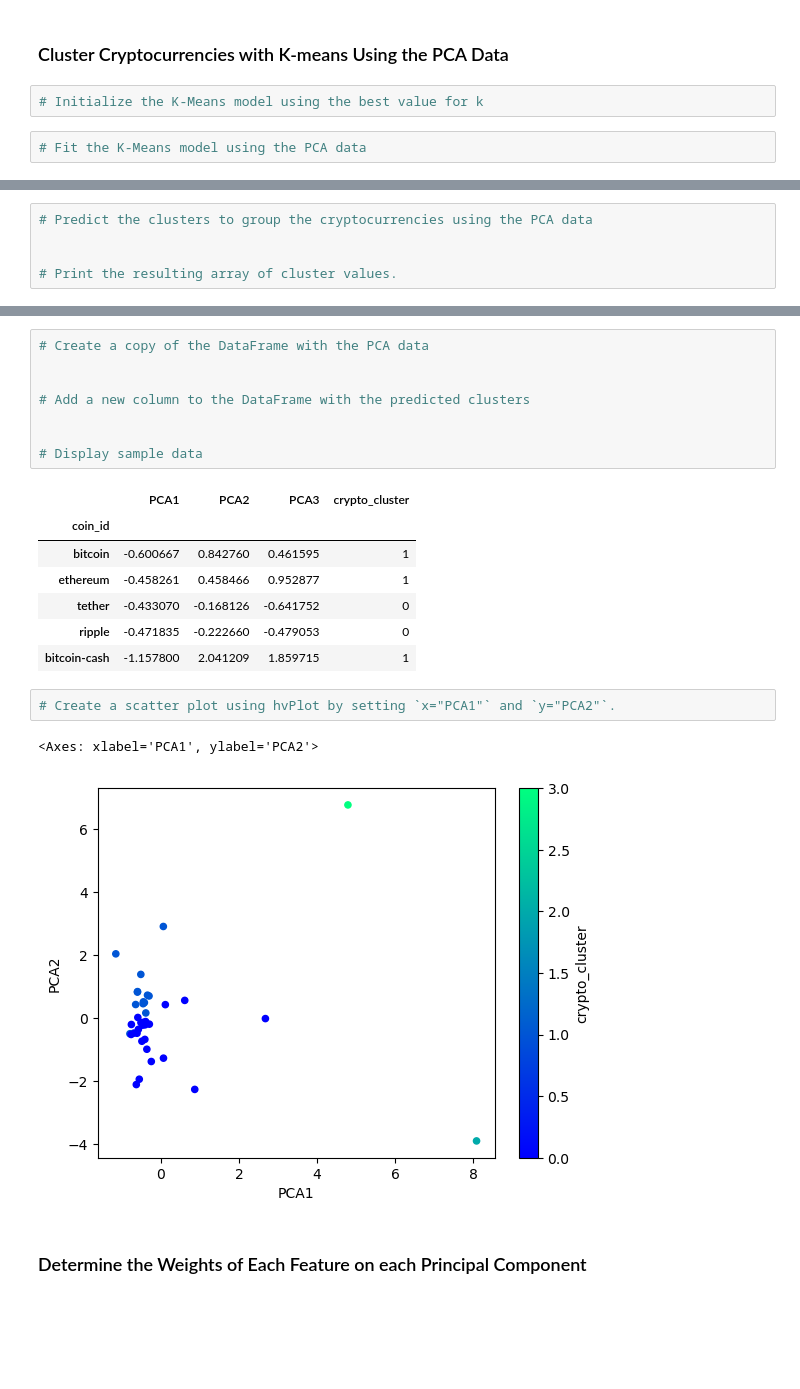
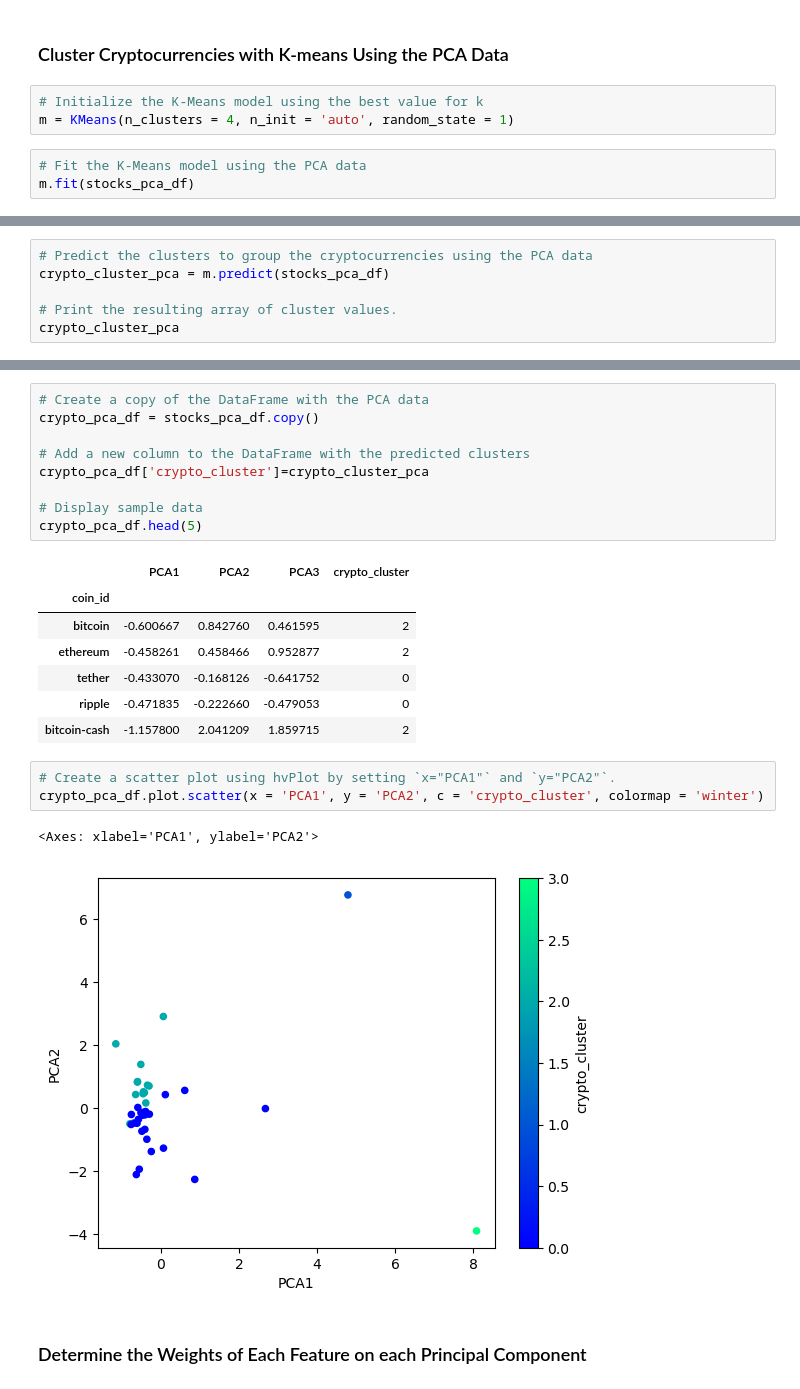
Before and after one commit to rvalcich/CryptoClustering, a Jupyter notebook: Crypto_Clustering.ipynb, the cells around one changed output, grey strips where cells are left out. Drawn from its saved outputs; the diff is of its cells as text; blank space fills up the shorter version.

```diff
--- a/Crypto_Clustering.ipynb
+++ b/Crypto_Clustering.ipynb
@@ -238,5 +292,7 @@ array([0.3719856 , 0.34700813, 0.17603793])
 ### Cluster Cryptocurrencies with K-means Using the PCA Data
 # %%
 # Initialize the K-Means model using the best value for k
+m = KMeans(n_clusters = 4, n_init = 'auto', random_state = 1)
 # %%
 # Fit the K-Means model using the PCA data
+m.fit(stocks_pca_df)
@@ -243,5 +301,6 @@ array([0.3719856 , 0.34700813, 0.17603793])
 # %%
 # Predict the clusters to group the cryptocurrencies using the PCA data
-
+crypto_cluster_pca = m.predict(stocks_pca_df)
 
 # Print the resulting array of cluster values.
+crypto_cluster_pca
@@ -248,24 +311,26 @@ array([0.3719856 , 0.34700813, 0.17603793])
 # %%
 # Create a copy of the DataFrame with the PCA data
-
+crypto_pca_df = stocks_pca_df.copy()
 
 # Add a new column to the DataFrame with the predicted clusters
-
+crypto_pca_df['crypto_cluster']=crypto_cluster_pca
 
 # Display sample data
+crypto_pca_df.head(5)
 # %% [output]
 |  | PCA1 | PCA2 | PCA3 | crypto_cluster |
 | coin_id |  |  |  |  |
-| bitcoin | -0.600667 | 0.842760 | 0.461595 | 1 |
-| ethereum | -0.458261 | 0.458466 | 0.952877 | 1 |
+| bitcoin | -0.600667 | 0.842760 | 0.461595 | 2 |
+| ethereum | -0.458261 | 0.458466 | 0.952877 | 2 |
 | tether | -0.433070 | -0.168126 | -0.641752 | 0 |
 | ripple | -0.471835 | -0.222660 | -0.479053 | 0 |
-| bitcoin-cash | -1.157800 | 2.041209 | 1.859715 | 1 |
+| bitcoin-cash | -1.157800 | 2.041209 | 1.859715 | 2 |
 # %%
 # Create a scatter plot using hvPlot by setting `x="PCA1"` and `y="PCA2"`.
+crypto_pca_df.plot.scatter(x = 'PCA1', y = 'PCA2', c = 'crypto_cluster', colormap = 'winter')
 # %% [output]
 <Axes: xlabel='PCA1', ylabel='PCA2'>
-[figure, old version]
+[figure, new version]
 # %% [markdown]
 ### Determine the Weights of Each Feature on each Principal Component
 # %%
```
Also changed, not shown: parts of 21 cells of this notebook.
